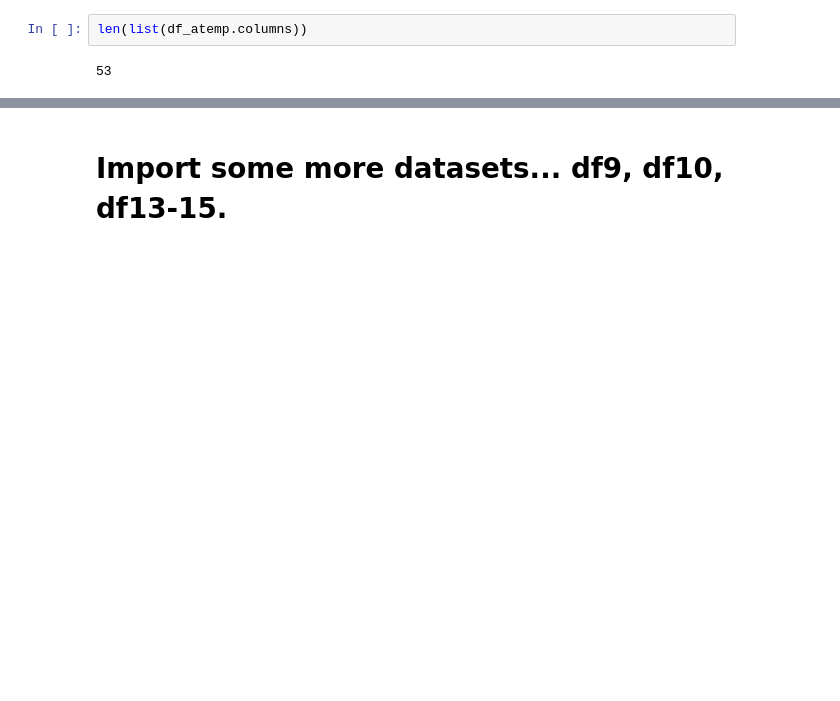
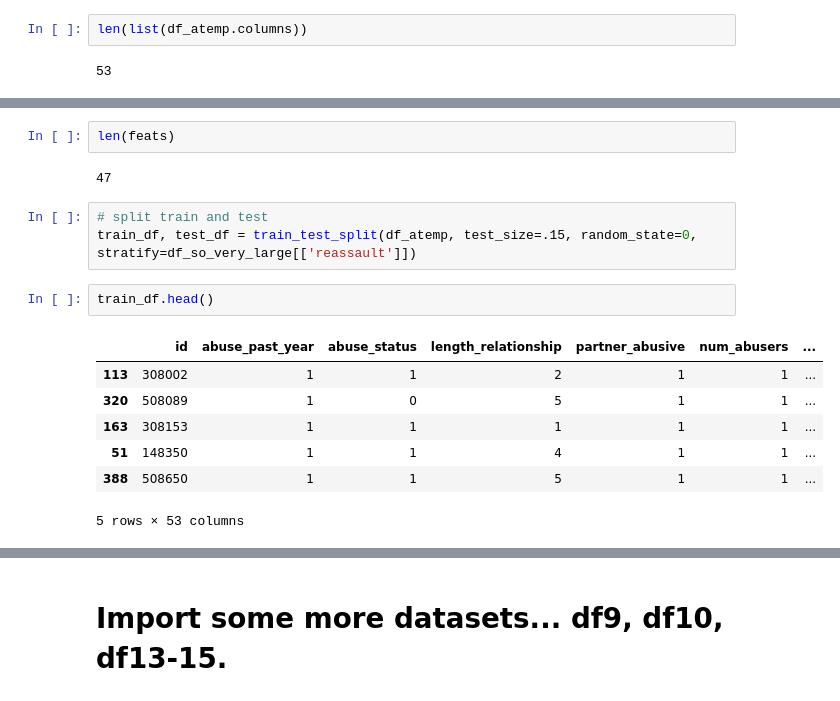
Before and after one commit to codeup-capstone-one/domestic-violence, a Jupyter notebook: jesse_dvproject_phase2.ipynb, the cells around one changed output, grey strips where cells are left out. Drawn from its saved outputs; the diff is of its cells as text; blank space fills up the shorter version.

```diff
--- a/jesse_dvproject_phase2.ipynb
+++ b/jesse_dvproject_phase2.ipynb
@@ -401,0 +435,17 @@ len(list(df_atemp.columns))
+# %%
+len(feats)
+# %% [output]
+47
+# %%
+# split train and test
+train_df, test_df = train_test_split(df_atemp, test_size=.15, random_state=0, stratify=df_so_very_large[['reassault']])
+# %%
+train_df.head()
+# %% [output]
+|  | id | abuse_past_year | abuse_status | length_relationship | partner_abusive | num_abusers | ... |
+| 113 | 308002 | 1 | 1 | 2 | 1 | 1 | ... |
+| 320 | 508089 | 1 | 0 | 5 | 1 | 1 | ... |
+| 163 | 308153 | 1 | 1 | 1 | 1 | 1 | ... |
+| 51 | 148350 | 1 | 1 | 4 | 1 | 1 | ... |
+| 388 | 508650 | 1 | 1 | 5 | 1 | 1 | ... |
+5 rows × 53 columns
```
Also changed, not shown: parts of 15 cells of this notebook.
